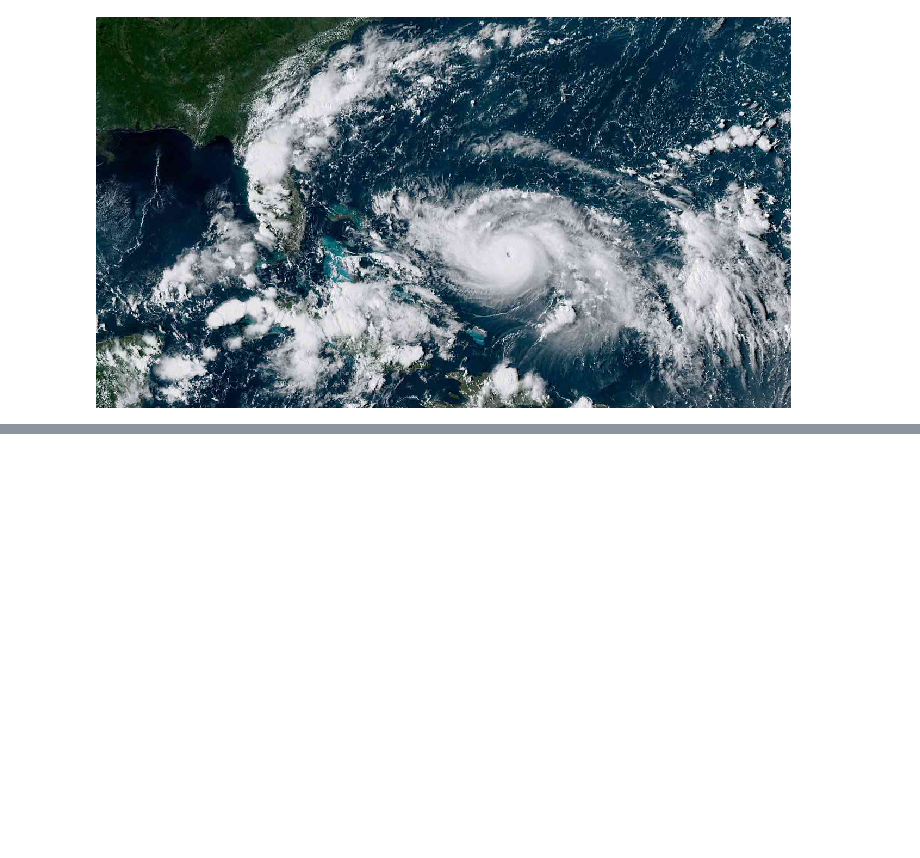
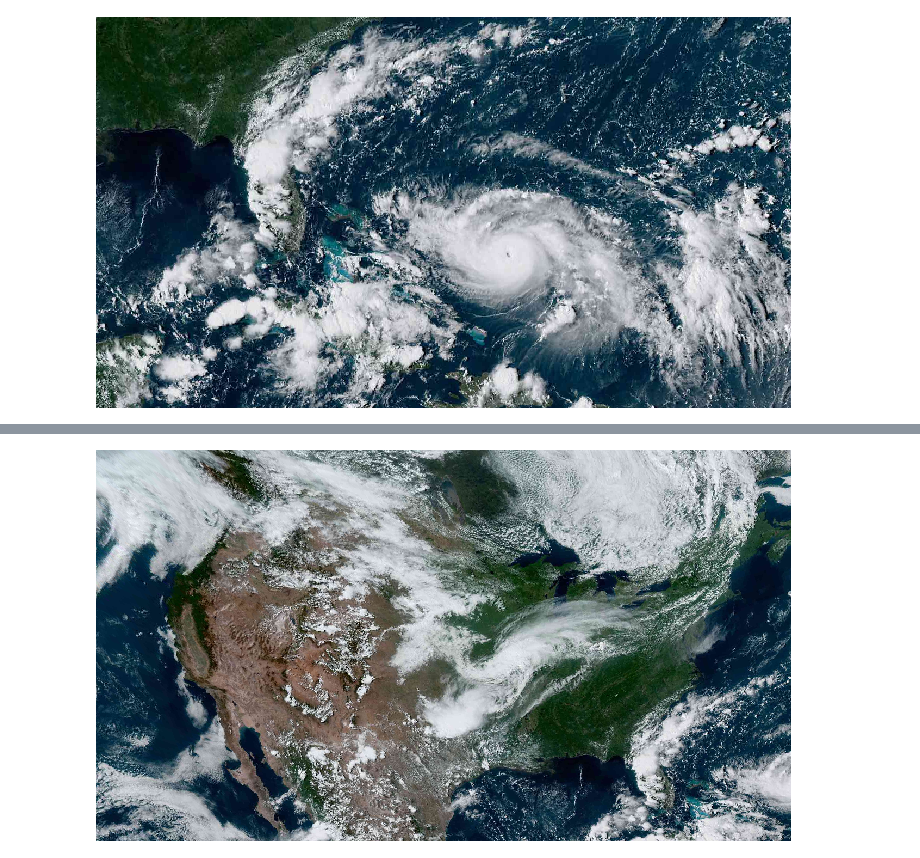
Before and after one commit to lanceberc/GOES, a Jupyter notebook: GOES_GDAL.ipynb, the cells around one changed output, grey strips where cells are left out. Drawn from its saved outputs; the diff is of its cells as text; code cells hidden in the pictures; blank space fills up the shorter version.

```diff
--- a/GOES_GDAL.ipynb
+++ b/GOES_GDAL.ipynb
@@ -336,0 +351,78 @@ Hurricane Dorian giving the Carribbean a wallop.
+# %%
+proj_lcc = "+proj=lcc +lon_0=-96 +lat_0=38 +lat_1=33 +lat_2=45"
+sourcefn = "./GOES-16_FD.jpg"
+destfn = "./GOES-16_LCC.jpg"
+(w, h) = (1280, 720) # 16:9 aspect ratio HD-sized (not FullHD which is 1920x1280)
+interestArea = [-123, 20.0, -59, 52.0] # lat/long of ll, ur corners
+s = goes16
+res = s["2k"]
+sector = res["FD"]
+upper_left_x = sector['x_offset'] * s['p_height']
+upper_left_y = sector['y_offset'] * s['p_height']
+resolution_m = res['resolution'] * s['p_height']
+
+geotransform = [upper_left_x, resolution_m, 0, upper_left_y, 0, -resolution_m]
+proj = "+proj=geos +lon_0=%f +h=%f +a=%f +b=%f +f=%f +units=m +no_defs -ellps=GRS80 +sweep=%s +over" % (
+    s['longitude'],
+    s['p_height'],
+    s['semi_major'],
+    s['semi_minor'],
+    1/s['flattening'], # Inverese flattening
+    s['sweep_axis'])
+WKT = 'PROJCS["unnamed",GEOGCS["unnamed ellipse",DATUM["unknown",SPHEROID["unnamed",%f,%f]],PRIMEM["Greenwich",0],UNIT["degree",0.0174532925199433]]\
+,PROJECTION["Geostationary_Satellite"],PARAMETER["central_meridian",%f],PARAMETER["satellite_height",%f],PARAMETER["false_easting",0],PARAMETER["fal\
+se_northing",0],UNIT["Meter",1],EXTENSION["PROJ4","%s"]]' % (s['semi_major'], s['flattening'], s['longitude'], s['p_height'], proj)
+
+warpOptions = gdal.WarpOptions(
+    format="MEM",
+    width=w,
+    height=h,
+    outputBoundsSRS="EPSG:4326", # WGS84 - Allows use of lat/lon outputBounds
+    outputBounds=interestArea,
+    dstSRS=proj_lcc,
+    warpOptions=["SOURCE_EXTRA=500"], # Magic from The Internet
+    multithread = True, # Not sure if this buys anything on my setup
+)
+src = gdal.Open(sourcefn, gdal.GA_ReadOnly)
+src.SetProjection(WKT)            # Projection and Georeferencing (from satellite longitude)
+src.SetGeoTransform(geotransform) # Scan angle and pixel width
+
+dst = gdal.Warp('', src, options=warpOptions)
+if not dst:
+    print("Warp failed %s" % (fn))
+    img = None
+else:
+    dsta = dst.ReadAsArray()          # Array shape is [band, row, col]
+    arr = dsta.transpose(1, 2, 0)     # Virtually change the shape to [row, col, band]
+    img = Image.fromarray(arr, 'RGB') # Convert to PIL image
+
+    # This section is just to show the image in jupyter
+    %matplotlib inline
+    import matplotlib
+
+    dpi = 100
+    w, h = (1280/dpi, 720/dpi)
+    matplotlib.rcParams['savefig.pad_inches'] = 0
+    matplotlib.rcParams['savefig.bbox'] = "tight"
+
+    fig = matplotlib.pyplot.figure(frameon=False) # Setting size here doesn't work right
+    fig.set_size_inches(w, h)
+    ax = matplotlib.pyplot.axes(frameon=False)
+    ax.axis('off')
+
+    matplotlib.pyplot.imshow(img)
+    matplotlib.pyplot.show()
+
+# Clean up - important if running in a loop
+src = None
+dst = None
+dsta = None
+arr = None
+
+# A side effect of setting dst to None is that the sidecar is emmitted when dst is "closed"
+#import os
+#sidecar = "%s.aux.xml" % (sourcefn)
+#if os.path.isfile(sidecar): # Would be neat to figure out how to supress sidecar emission
+#    os.unlink(sidecar)
+# %% [output]
+[figure, added]
```
Also changed, not shown: parts of 11 cells of this notebook.
